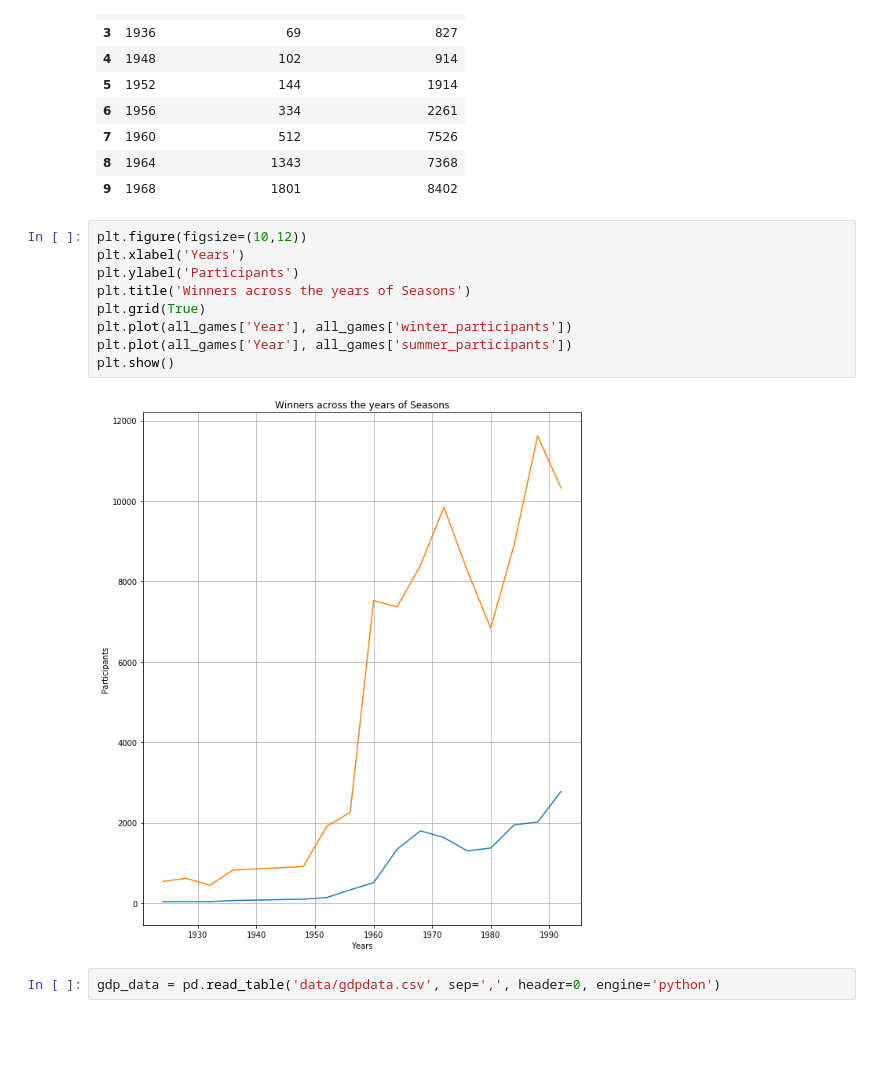
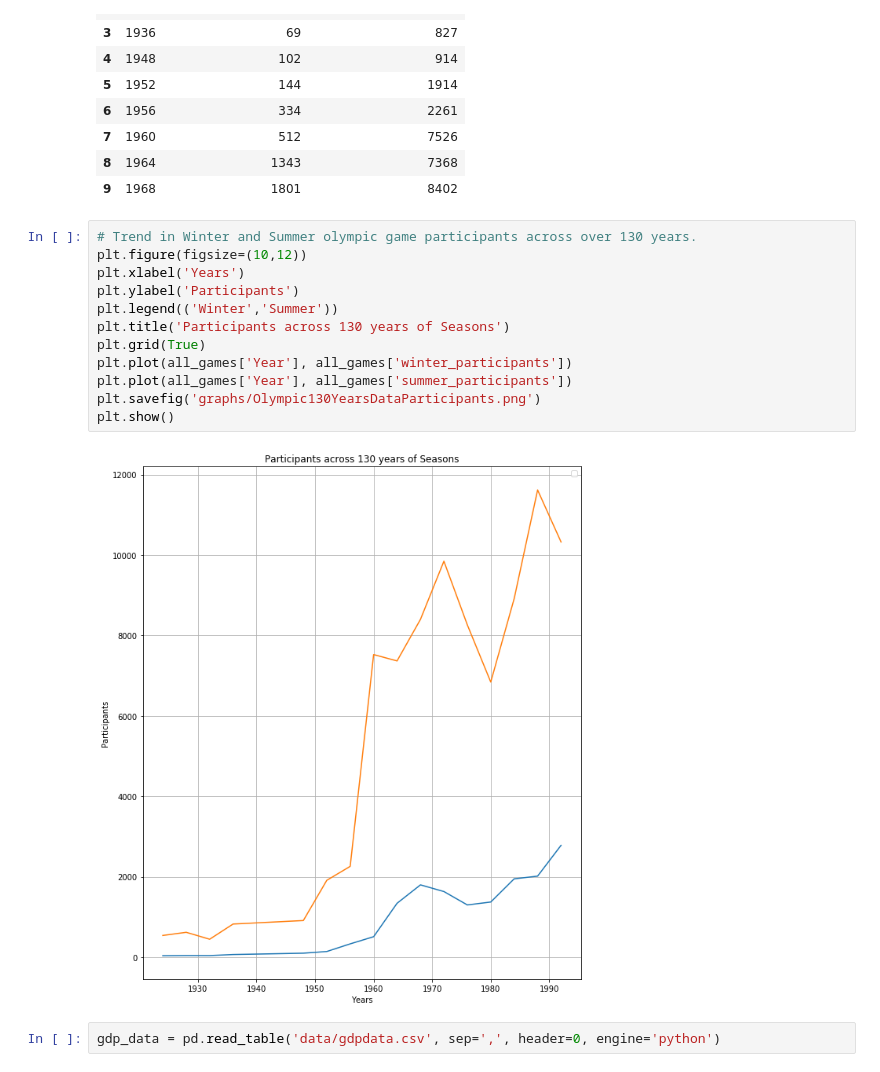
Before and after one commit to adityalprabhu/olympic_success_prediction, a Jupyter notebook: data_exploration_gdp_130_years.ipynb, the cells around one changed output. Saved outputs shown, nothing was run; the diff lists cells and outputs as text; blank space fills up the shorter version.

```diff
--- a/data_exploration_gdp_130_years.ipynb
+++ b/data_exploration_gdp_130_years.ipynb
@@ -110,16 +111,19 @@ all_games.head(10)
 | 8 | 1964 | 1343 | 7368 |
 | 9 | 1968 | 1801 | 8402 |
 # %%
+# Trend in Winter and Summer olympic game participants across over 130 years.
 plt.figure(figsize=(10,12))
 plt.xlabel('Years')
 plt.ylabel('Participants')
-plt.title('Winners across the years of Seasons')
+plt.legend(('Winter','Summer'))
+plt.title('Participants across 130 years of Seasons')
 plt.grid(True)
 plt.plot(all_games['Year'], all_games['winter_participants'])
 plt.plot(all_games['Year'], all_games['summer_participants'])
+plt.savefig('graphs/Olympic130YearsDataParticipants.png')
 plt.show()
 # %% [output]
-[figure, old version]
+[figure, new version]
 # %%
 gdp_data = pd.read_table('data/gdpdata.csv', sep=',', header=0, engine='python')
 # %%
```
Also changed, not shown: parts of 9 cells of this notebook, 11 other files.
